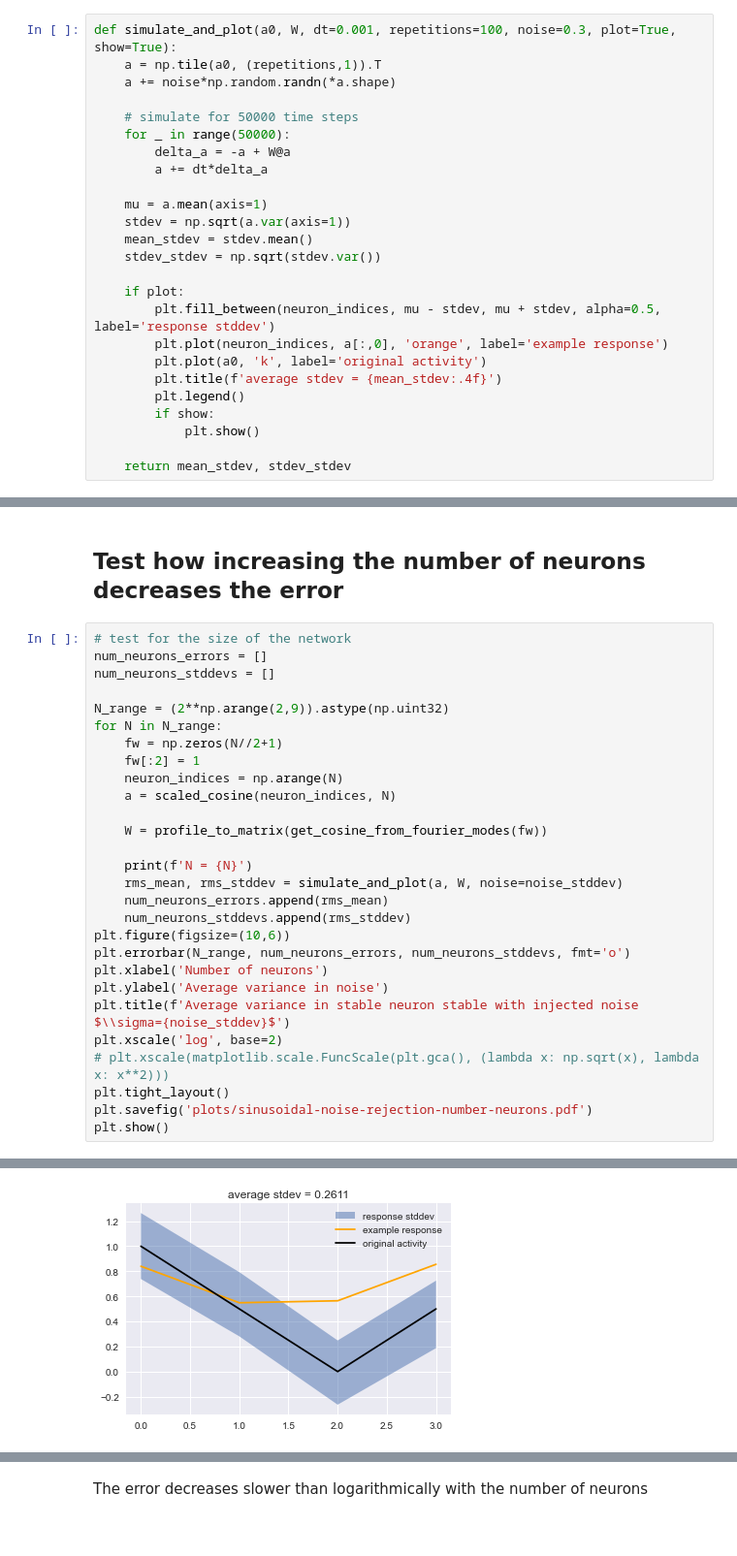
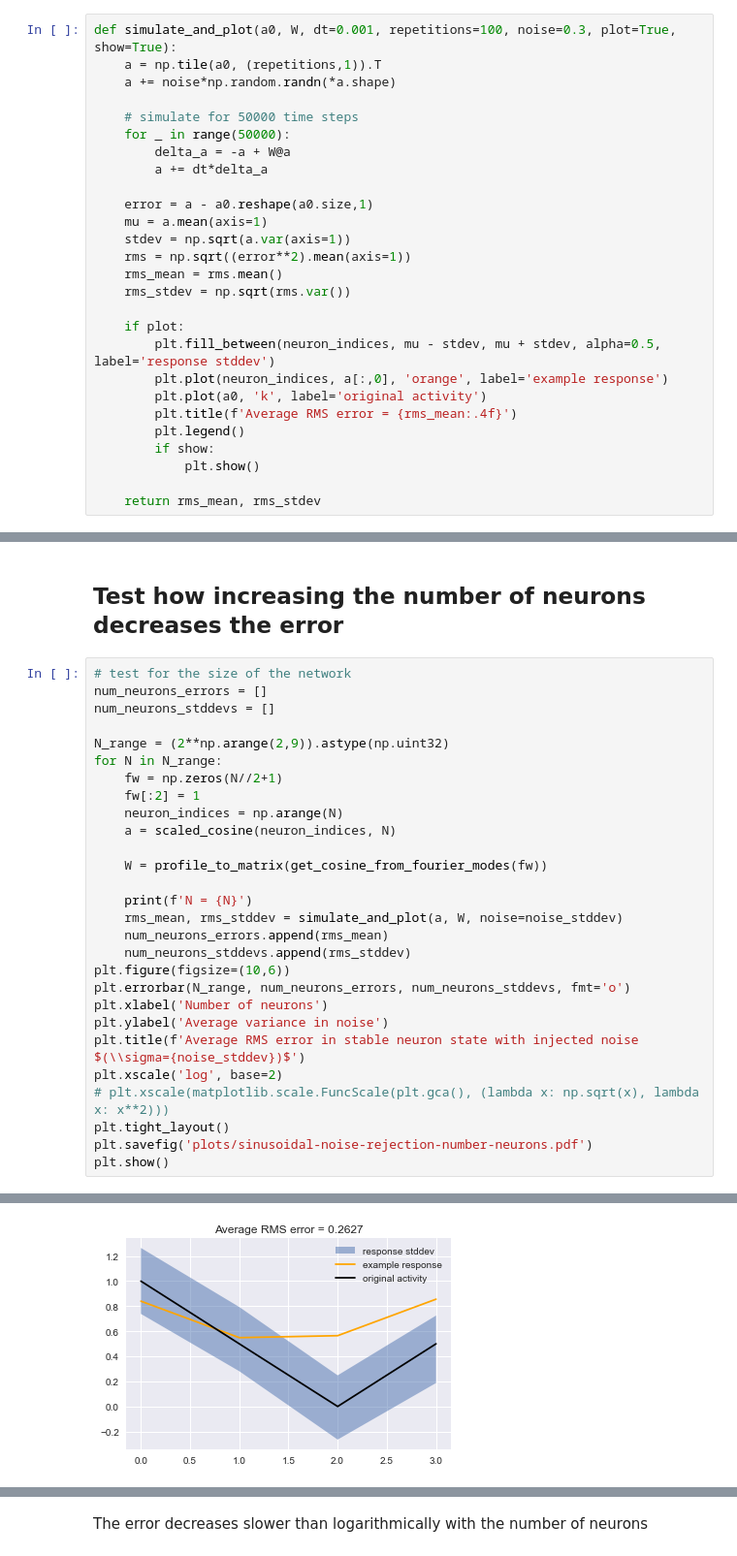
Before and after one commit to Dominic-DallOsto/insect-navigation-sinusoidal-optimality, a Jupyter notebook: sinusoidal noise rejection.ipynb, the cells around one changed output, grey strips where cells are left out. Shown: that part at 97% size. Drawn from its saved outputs; the diff is of its cells as text.

Commit message:
Properly calculate RMS error for noise rejection

```diff
--- a/sinusoidal noise rejection.ipynb
+++ b/sinusoidal noise rejection.ipynb
@@ -41,21 +41,23 @@ def simulate_and_plot(a0, W, dt=0.001, repetitions=100, noise=0.3, plot=True, sh
 		delta_a = -a + W@a
 		a += dt*delta_a
 
+	error = a - a0.reshape(a0.size,1)
 	mu = a.mean(axis=1)
 	stdev = np.sqrt(a.var(axis=1))
-	mean_stdev = stdev.mean()
-	stdev_stdev = np.sqrt(stdev.var())
+	rms = np.sqrt((error**2).mean(axis=1))
+	rms_mean = rms.mean()
+	rms_stdev = np.sqrt(rms.var())
 
 	if plot:
 		plt.fill_between(neuron_indices, mu - stdev, mu + stdev, alpha=0.5, label='response stddev')
 		plt.plot(neuron_indices, a[:,0], 'orange', label='example response')
 		plt.plot(a0, 'k', label='original activity')
-		plt.title(f'average stdev = {mean_stdev:.4f}')
+		plt.title(f'Average RMS error = {rms_mean:.4f}')
 		plt.legend()
 		if show:
 			plt.show()
 
-	return mean_stdev, stdev_stdev
+	return rms_mean, rms_stdev
 # %% [markdown]
 ## Test how adding more Fourier modes effects the error
 # %%
@@ -148,32 +150,32 @@ plt.show()
 # %%
 # test for the size of the network
 num_neurons_errors = []
 num_neurons_stddevs = []
 
 N_range = (2**np.arange(2,9)).astype(np.uint32)
 for N in N_range:
 	fw = np.zeros(N//2+1)
 	fw[:2] = 1
 	neuron_indices = np.arange(N)
 	a = scaled_cosine(neuron_indices, N)
 
 	W = profile_to_matrix(get_cosine_from_fourier_modes(fw))
 
 	print(f'N = {N}')
 	rms_mean, rms_stddev = simulate_and_plot(a, W, noise=noise_stddev)
 	num_neurons_errors.append(rms_mean)
 	num_neurons_stddevs.append(rms_stddev)
 plt.figure(figsize=(10,6))
 plt.errorbar(N_range, num_neurons_errors, num_neurons_stddevs, fmt='o')
 plt.xlabel('Number of neurons')
 plt.ylabel('Average variance in noise')
-plt.title(f'Average variance in stable neuron stable with injected noise $\\sigma={noise_stddev}$')
+plt.title(f'Average RMS error in stable neuron state with injected noise $(\\sigma={noise_stddev})$')
 plt.xscale('log', base=2)
 # plt.xscale(matplotlib.scale.FuncScale(plt.gca(), (lambda x: np.sqrt(x), lambda x: x**2)))
 plt.tight_layout()
 plt.savefig('plots/sinusoidal-noise-rejection-number-neurons.pdf')
 plt.show()
 # %% [output]
 N = 4
-[figure, old version]
+[figure, new version]
 N = 8
```
Also changed, not shown: parts of 3 cells of this notebook, 2 other files.
